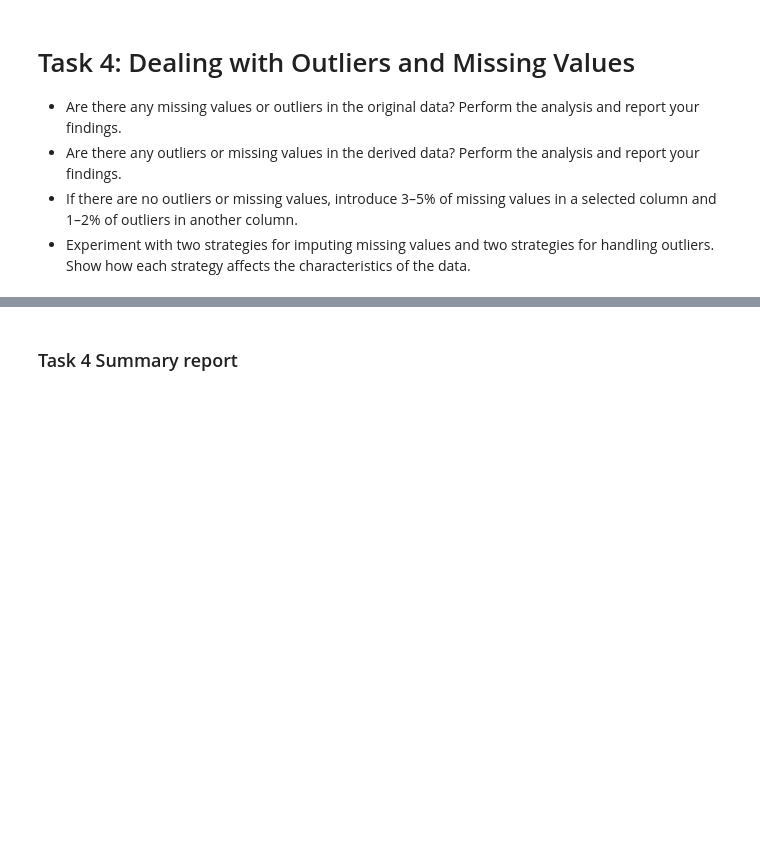
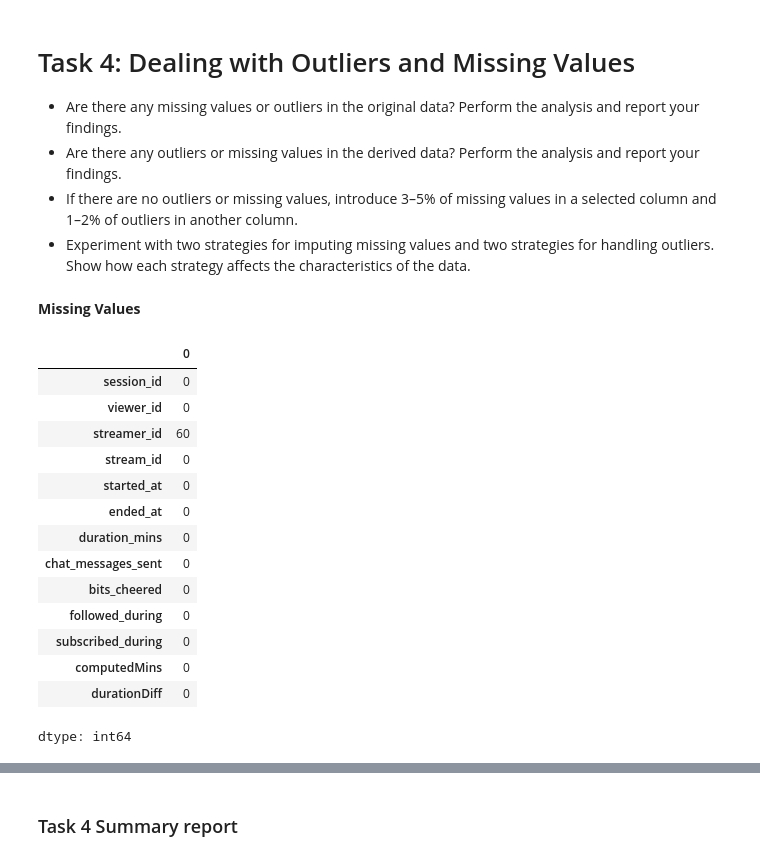
Before and after one commit to zlwym/Assignment01_IAT461, a Jupyter notebook: IAT461-Assignment01-Scaffold.ipynb, the cells around one changed output, grey strips where cells are left out. Drawn from its saved outputs; the diff is of its cells as text; code cells hidden in the pictures; blank space fills up the shorter version.

```diff
--- a/IAT461-Assignment01-Scaffold.ipynb
+++ b/IAT461-Assignment01-Scaffold.ipynb
@@ -1272,5 +1272,24 @@ summarize your findings here.
 - Are there any outliers or missing values in the derived data? Perform the analysis and report your findings.
 - If there are no outliers or missing values, introduce 3–5% of missing values in a selected column and 1–2% of outliers in another column.
 - Experiment with two strategies for imputing missing values and two strategies for handling outliers. Show how each strategy affects the characteristics of the data.
+# %% [markdown]
+**Missing Values**
 # %%
-#start code for Task 4 here
+#Checking null values for sessions
+sessions.isnull().sum()
+# %% [output]
+|  | 0 |
+| session_id | 0 |
+| viewer_id | 0 |
+| streamer_id | 60 |
+| stream_id | 0 |
+| started_at | 0 |
+| ended_at | 0 |
+| duration_mins | 0 |
+| chat_messages_sent | 0 |
+| bits_cheered | 0 |
+| followed_during | 0 |
+| subscribed_during | 0 |
+| computedMins | 0 |
+| durationDiff | 0 |
+dtype: int64
```
Also changed, not shown: parts of 15 cells of this notebook.
